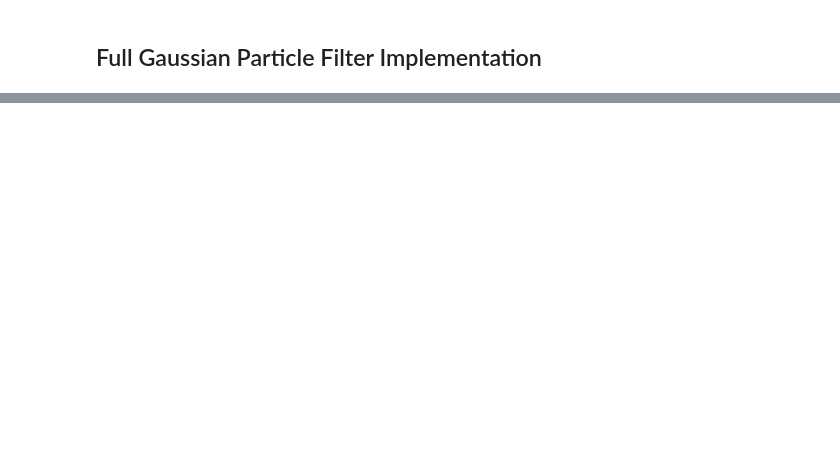
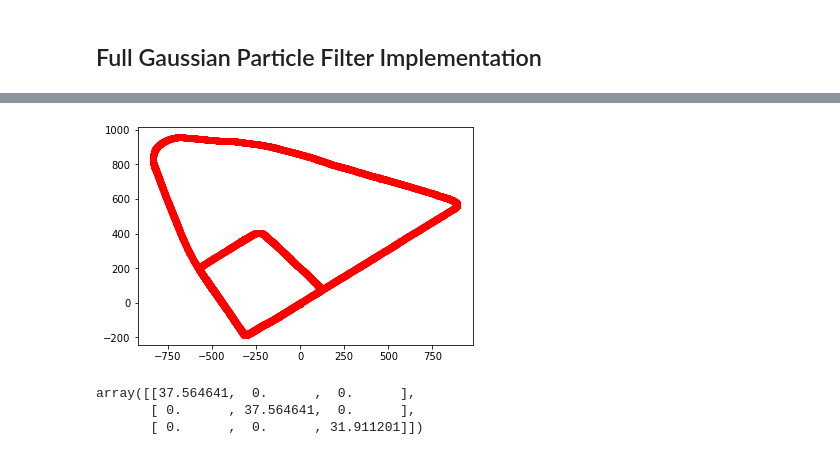
Before and after one commit to dangthanhan507/Vehicle-Tracking, a Jupyter notebook: notebook/Gaussian State Space Model Particle Filter.ipynb, the cells around one changed output, grey strips where cells are left out. Saved outputs shown, nothing was run; the diff lists cells and outputs as text; code cells hidden in the pictures; blank space fills up the shorter version.

```diff
--- a/notebook/Gaussian State Space Model Particle Filter.ipynb
+++ b/notebook/Gaussian State Space Model Particle Filter.ipynb
@@ -370,2 +430,7 @@ print(avg2)
+# %%
+plt.scatter(data[0,:], data[1,:],c='red')
+plt.show()
+# %% [output]
+[figure, added]
 # %%
 class GaussianParticleFilter:
@@ -445,0 +539,6 @@ class GaussianParticleFilter:
+# %%
+gps_cov
+# %% [output]
+array([[37.564641,  0.      ,  0.      ],
+       [ 0.      , 37.564641,  0.      ],
+       [ 0.      ,  0.      , 31.911201]])
```
Also changed, not shown: parts of 26 cells of this notebook, 4 other files.
